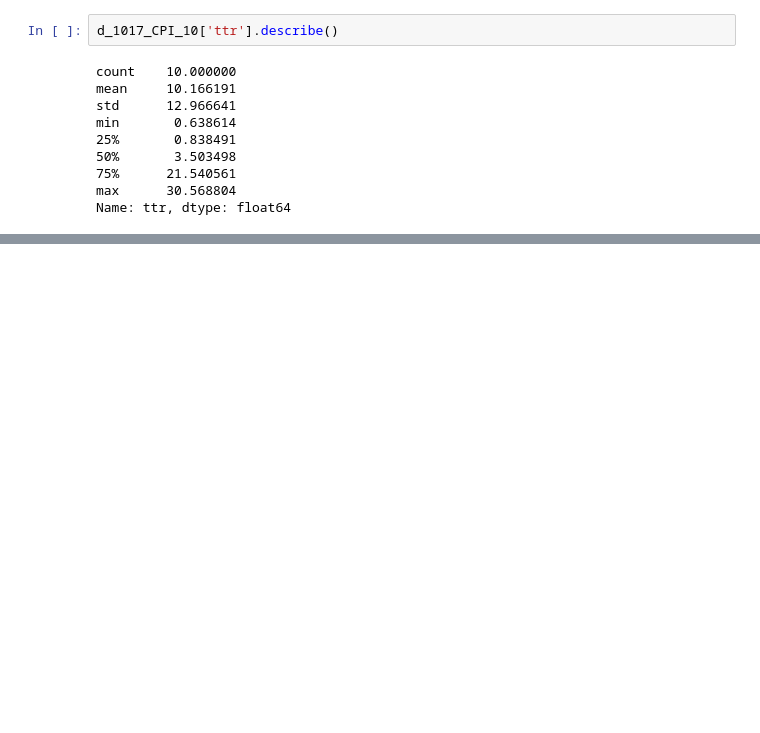
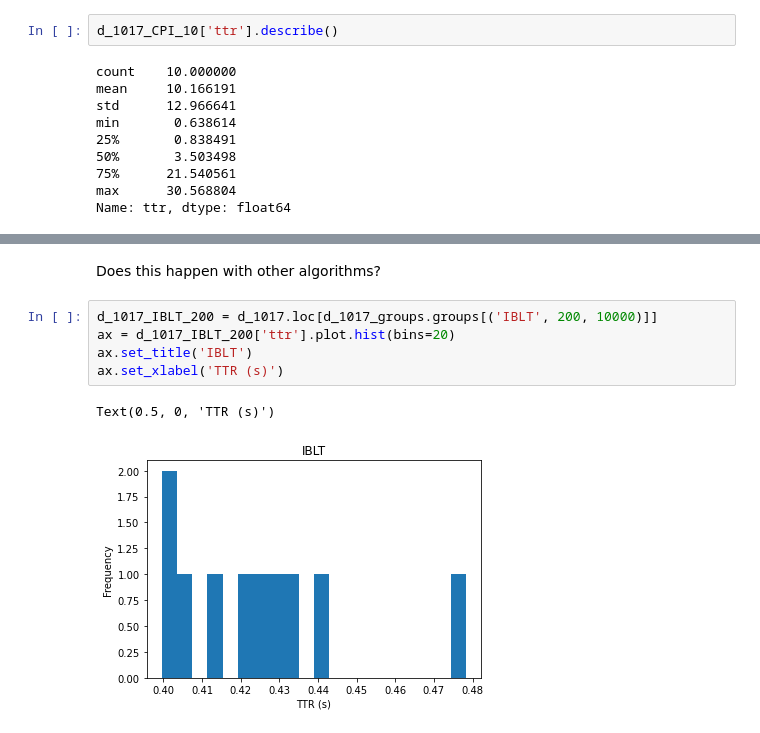
Before and after one commit to nislab/gensync, a Jupyter notebook: run/analysis.ipynb, the cells around one changed output, grey strips where cells are left out. Drawn from its saved outputs; the diff is of its cells as text; blank space fills up the shorter version.

```diff
--- a/run/analysis.ipynb
+++ b/run/analysis.ipynb
@@ -130,0 +159,10 @@ Text(0.5, 0, 'TTR (s)')
+# %% [markdown]
+Does this happen with other algorithms?
+# %%
+d_1017_IBLT_200 = d_1017.loc[d_1017_groups.groups[('IBLT', 200, 10000)]]
+ax = d_1017_IBLT_200['ttr'].plot.hist(bins=20)
+ax.set_title('IBLT')
+ax.set_xlabel('TTR (s)')
+# %% [output]
+Text(0.5, 0, 'TTR (s)')
+[figure, added]
```
Also changed, not shown: parts of 9 cells of this notebook.
